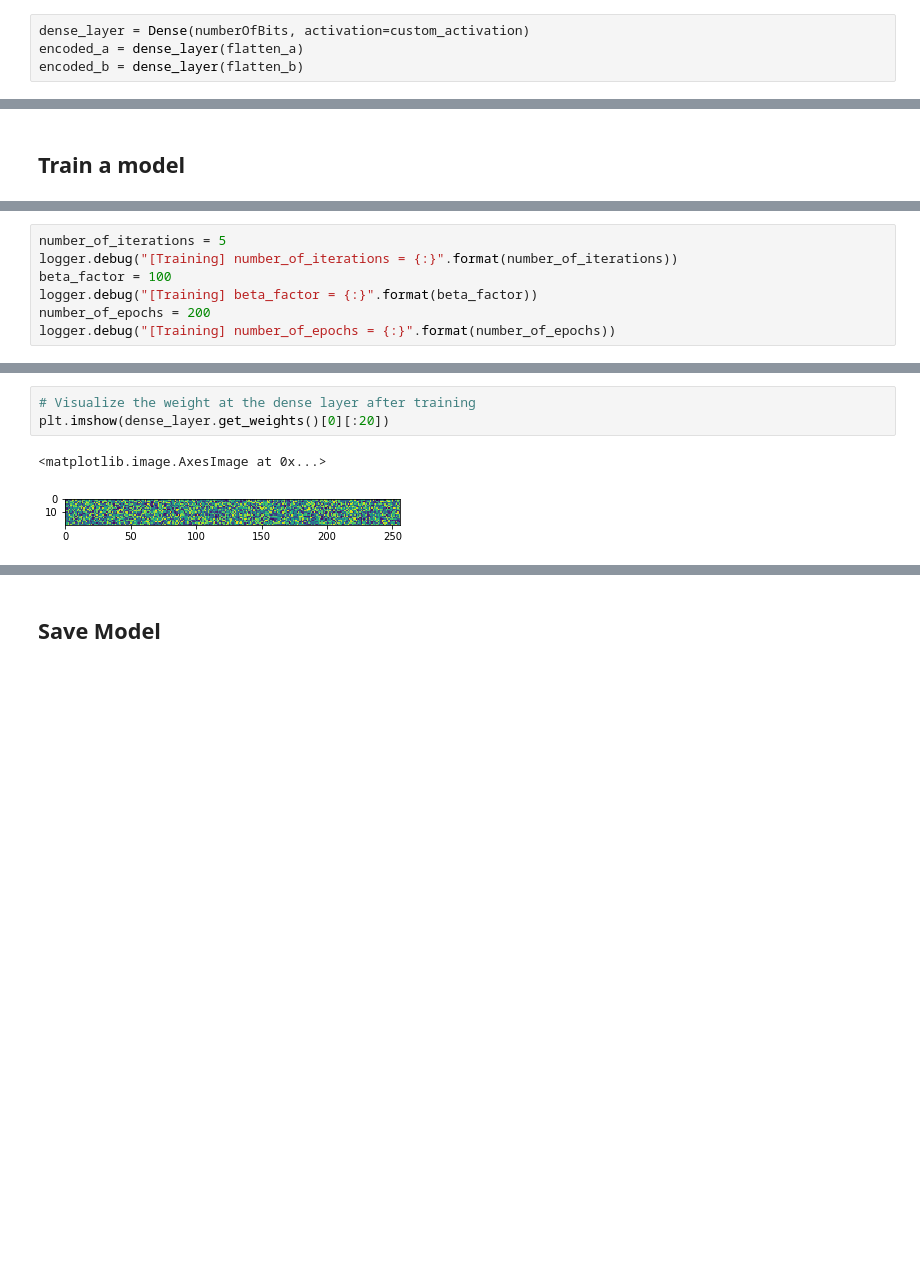
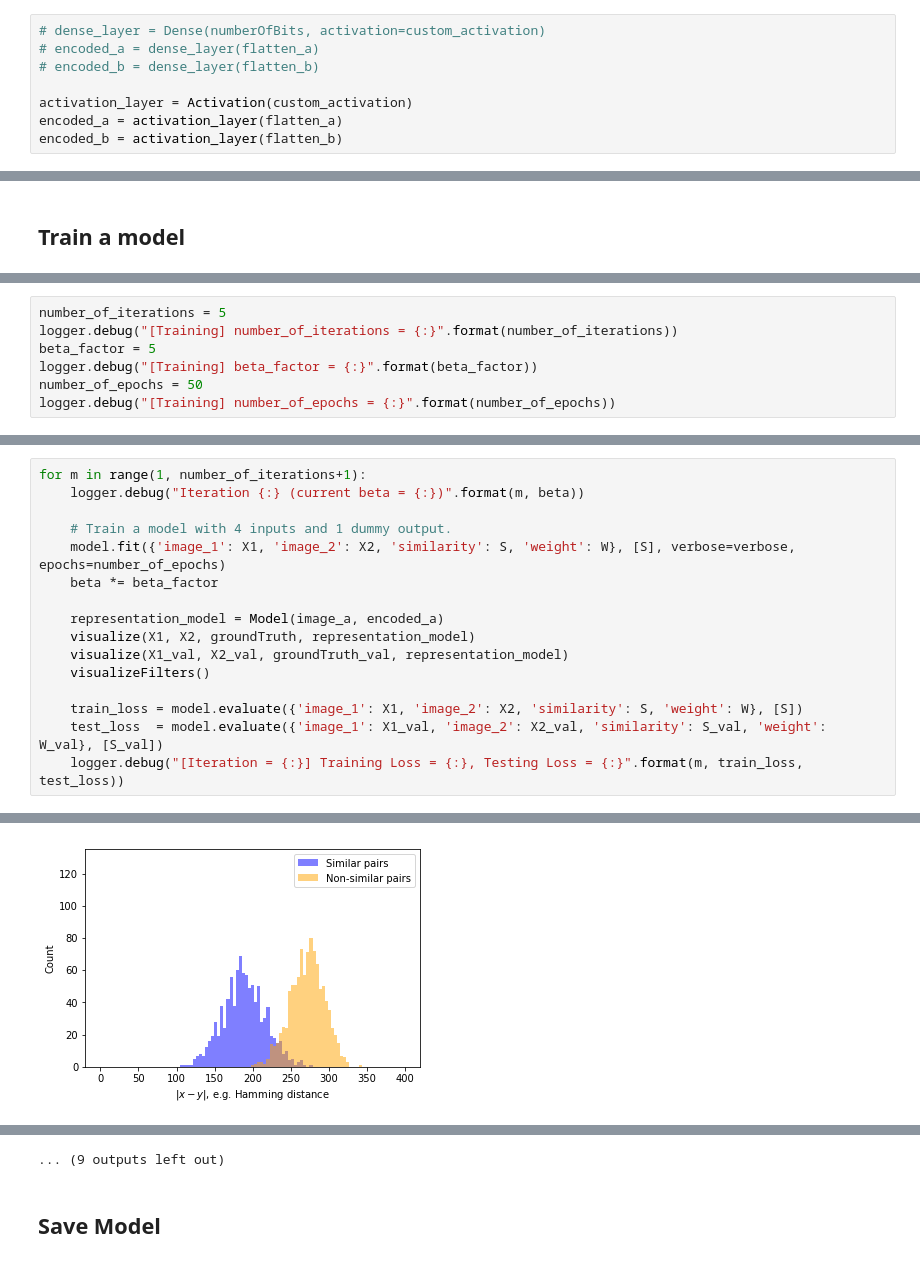
Before and after one commit to evhub/live-song-id, a Jupyter notebook: HashNet.ipynb, the cells around one changed output, grey strips where cells are left out. Cells and saved outputs as stored; diff of their text form; blank space fills up the shorter version.

```diff
--- a/HashNet.ipynb
+++ b/HashNet.ipynb
@@ -319,9 +330,13 @@ class CustomizedLossLayer(Layer):
         self.add_loss(loss, inputs=inputs)
         return K.ones_like(similarity)
 # %%
-dense_layer = Dense(numberOfBits, activation=custom_activation)
-encoded_a = dense_layer(flatten_a)
-encoded_b = dense_layer(flatten_b)
+# dense_layer = Dense(numberOfBits, activation=custom_activation)
+# encoded_a = dense_layer(flatten_a)
+# encoded_b = dense_layer(flatten_b)
+
+activation_layer = Activation(custom_activation)
+encoded_a = activation_layer(flatten_a)
+encoded_b = activation_layer(flatten_b)
 # %% [markdown]
 __Create a model for training__
 
@@ -403,8 +444,8 @@ logger.debug("W shape: {:}".format(W.shape))
 # %%
 number_of_iterations = 5
 logger.debug("[Training] number_of_iterations = {:}".format(number_of_iterations))
-beta_factor = 100
+beta_factor = 5
 logger.debug("[Training] beta_factor = {:}".format(beta_factor))
-number_of_epochs = 200
+number_of_epochs = 50
 logger.debug("[Training] number_of_epochs = {:}".format(number_of_epochs))
 # %% [output]
@@ -470,6 +455,17 @@ for m in range(1, number_of_iterations+1):
-# %%
-# Visualize the weight at the dense layer after training
-plt.imshow(dense_layer.get_weights()[0][:20])
-# %% [output]
-<matplotlib.image.AxesImage at 0x...>
-[figure, removed]
+# %%
+for m in range(1, number_of_iterations+1):
+    logger.debug("Iteration {:} (current beta = {:})".format(m, beta))
+
+    # Train a model with 4 inputs and 1 dummy output.
+    model.fit({'image_1': X1, 'image_2': X2, 'similarity': S, 'weight': W}, [S], verbose=verbose, epochs=number_of_epochs)
+    beta *= beta_factor
+
+    representation_model = Model(image_a, encoded_a)
+    visualize(X1, X2, groundTruth, representation_model)
+    visualize(X1_val, X2_val, groundTruth_val, representation_model)
+    visualizeFilters()
+
+    train_loss = model.evaluate({'image_1': X1, 'image_2': X2, 'similarity': S, 'weight': W}, [S])
+    test_loss  = model.evaluate({'image_1': X1_val, 'image_2': X2_val, 'similarity': S_val, 'weight': W_val}, [S_val])
+    logger.debug("[Iteration = {:}] Training Loss = {:}, Testing Loss = {:}".format(m, train_loss, test_loss))
+# %% [output]
@@ -475,0 +489 @@ plt.imshow(dense_layer.get_weights()[0][:20])
+[figure, added]
@@ -476,3 +532,4 @@ plt.imshow(dense_layer.get_weights()[0][:20])
+... (9 outputs left out)
 # %% [markdown]
 ## Save Model
 # %%
```
Also changed, not shown: parts of 50 cells of this notebook.
